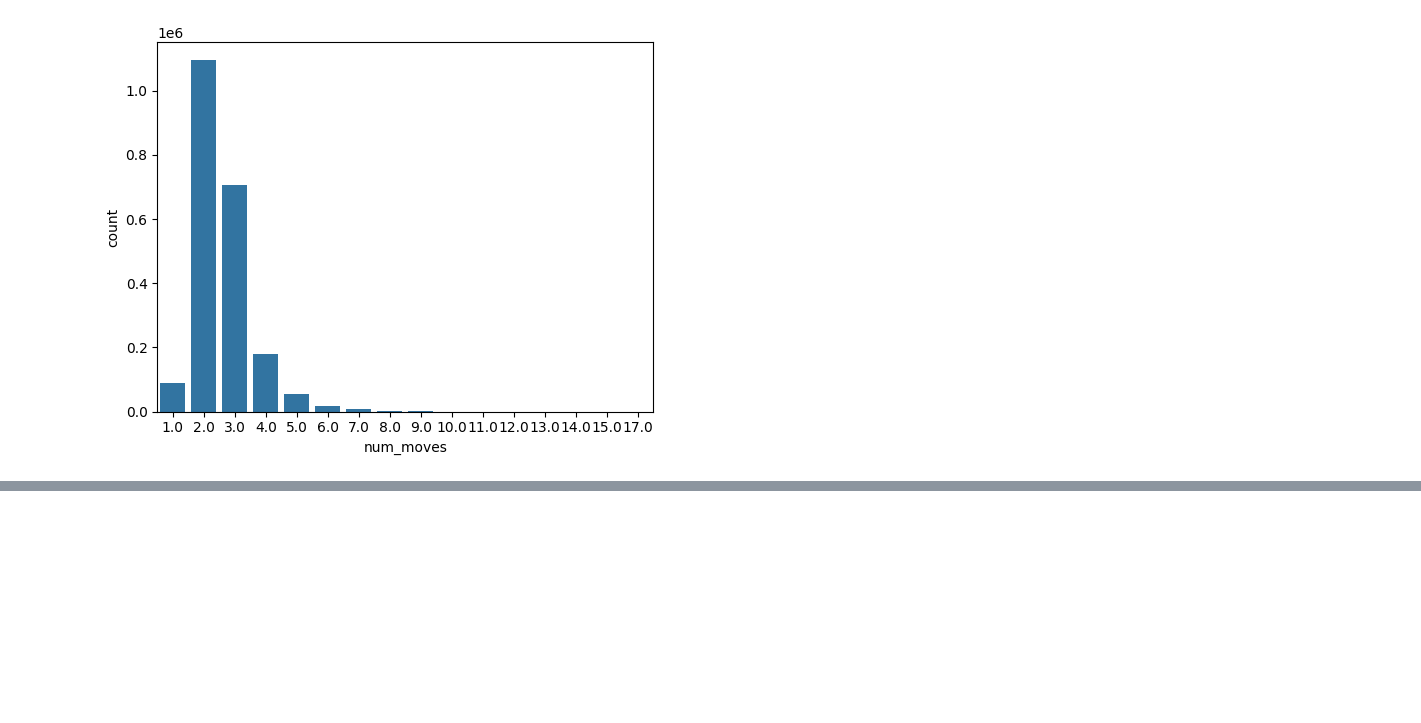
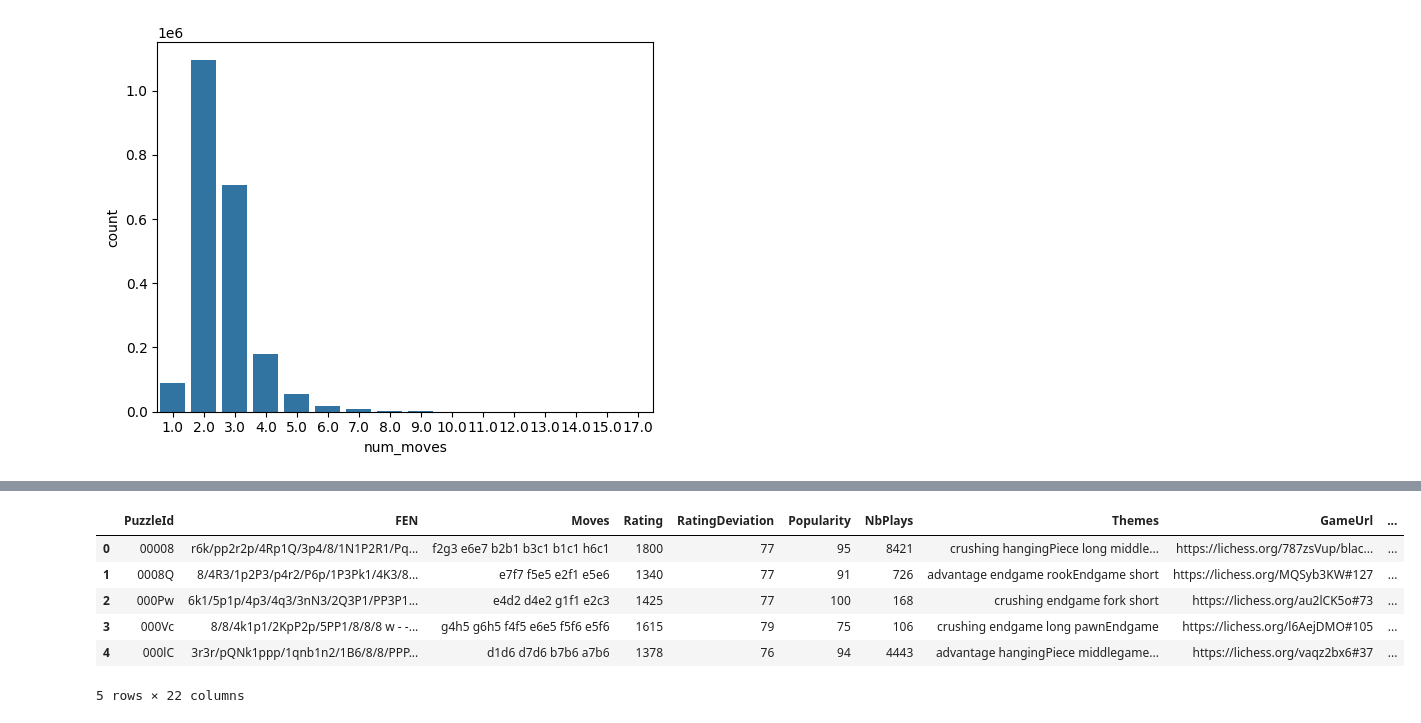
Before and after one commit to Yashom-Kapoor/ChessBlitz-OP, a Jupyter notebook: data/ChessBlitzData.ipynb, the cells around one changed output, grey strips where cells are left out. Saved outputs shown, nothing was run; the diff lists cells and outputs as text; code cells hidden in the pictures; blank space fills up the shorter version.

```diff
--- a/data/ChessBlitzData.ipynb
+++ b/data/ChessBlitzData.ipynb
@@ -215,5 +101,0 @@ new_df
-# %%
-easy = df_1m_easy[df_1m_easy.isin([1]).any(axis=1)]
-medium = df_2m_medium[df_2m_medium.isin([1]).any(axis=1)]
-hard = df_3m_hard[df_3m_hard.isin([1]).any(axis=1)]
-master = df_4m_master[df_4m_master.isin([1]).any(axis=1)]
@@ -311,25 +118,37 @@ getPuzzle(1200, "endgame").head(10)
 # %%
 #Rating
 
 def deltaRating(currentRating, puzzleRating, progress, solved, deltaMax, shapeOfDecay):
   '''
   currentRating = student current rating
   puzzleRating = how hard the puzzle is
   progress = percentage of diagnostic completed
   solved = 0/1 if they solved the puzzle
   deltaMax = max amount of change
   shapeOfDecay = how much the deltaRating changes as the student progresses
   '''
   Kmin = 12
   Kmax = 75 #Learning Rates
   k = Kmin + (Kmax - Kmin) * (1 - progress) ** shapeOfDecay
 
   expected = 1 / (1 + 10 ** ((puzzleRating - currentRating) / 400))
 
   delta = k * (solved - expected)
   delta = max(-deltaMax, min(delta, deltaMax))
 
   return currentRating + delta
+
+
+
+df.head()
+# %% [output]
+|  | PuzzleId | FEN | Moves | Rating | RatingDeviation | Popularity | NbPlays | Themes | GameUrl | ... |
+| 0 | 00008 | r6k/pp2r2p/4Rp1Q/3p4/8/1N1P2R1/Pq... | f2g3 e6e7 b2b1 b3c1 b1c1 h6c1 | 1800 | 77 | 95 | 8421 | crushing hangingPiece long middle... | https://lichess.org/787zsVup/blac... | ... |
+| 1 | 0008Q | 8/4R3/1p2P3/p4r2/P6p/1P3Pk1/4K3/8... | e7f7 f5e5 e2f1 e5e6 | 1340 | 77 | 91 | 726 | advantage endgame rookEndgame short | https://lichess.org/MQSyb3KW#127 | ... |
+| 2 | 000Pw | 6k1/5p1p/4p3/4q3/3nN3/2Q3P1/PP3P1... | e4d2 d4e2 g1f1 e2c3 | 1425 | 77 | 100 | 168 | crushing endgame fork short | https://lichess.org/au2lCK5o#73 | ... |
+| 3 | 000Vc | 8/8/4k1p1/2KpP2p/5PP1/8/8/8 w - -... | g4h5 g6h5 f4f5 e6e5 f5f6 e5f6 | 1615 | 79 | 75 | 106 | crushing endgame long pawnEndgame | https://lichess.org/l6AejDMO#105 | ... |
+| 4 | 000lC | 3r3r/pQNk1ppp/1qnb1n2/1B6/8/8/PPP... | d1d6 d7d6 b7b6 a7b6 | 1378 | 76 | 94 | 4443 | advantage hangingPiece middlegame... | https://lichess.org/vaqz2bx6#37 | ... |
+5 rows × 22 columns
 # %%
 #"bishopEndgame","knightEndgame","pawnEndgame","queenEndgame","rookEndgame",
 #"hangingPiece","fork","discoveredAttack","skewer","sacrifice"
```
Also changed, not shown: parts of 19 cells of this notebook.
